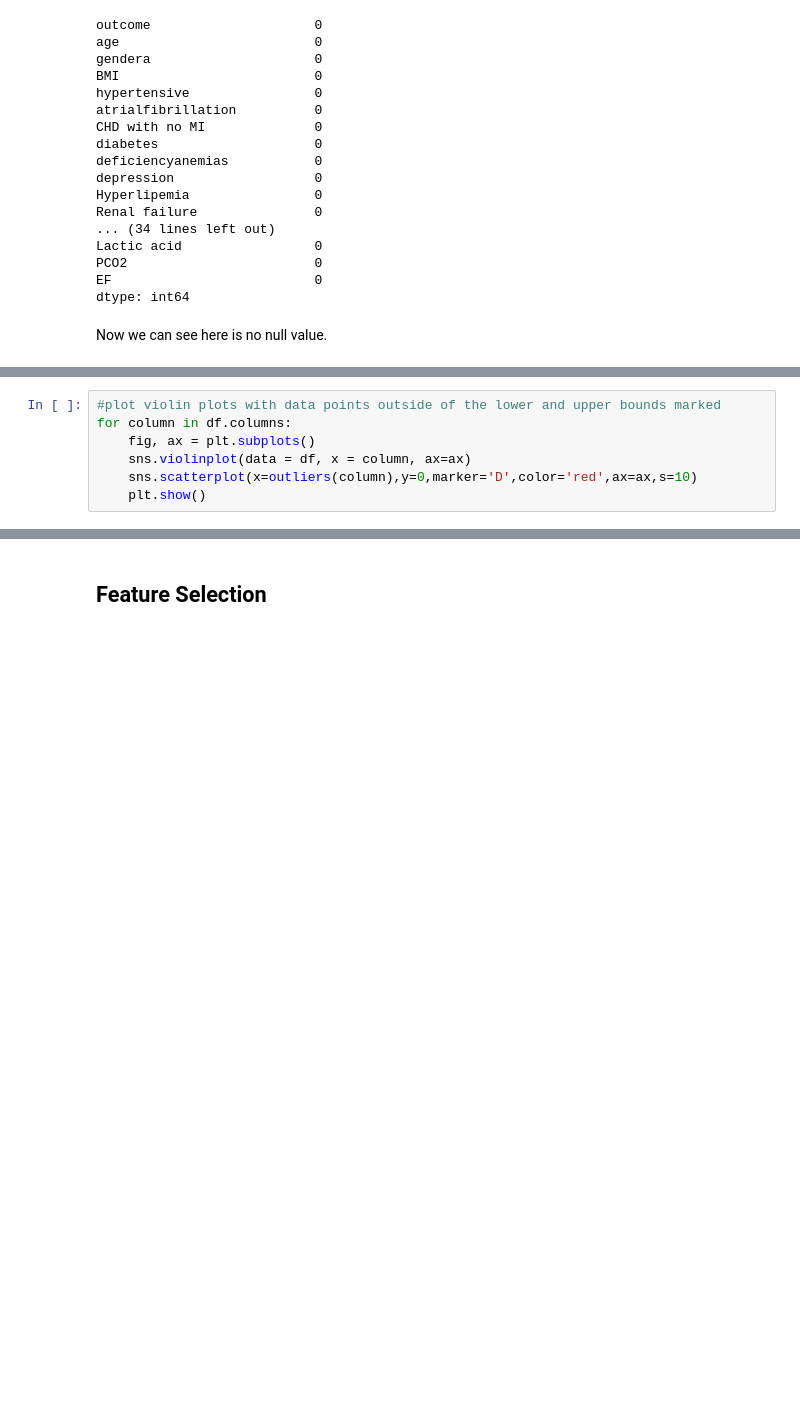
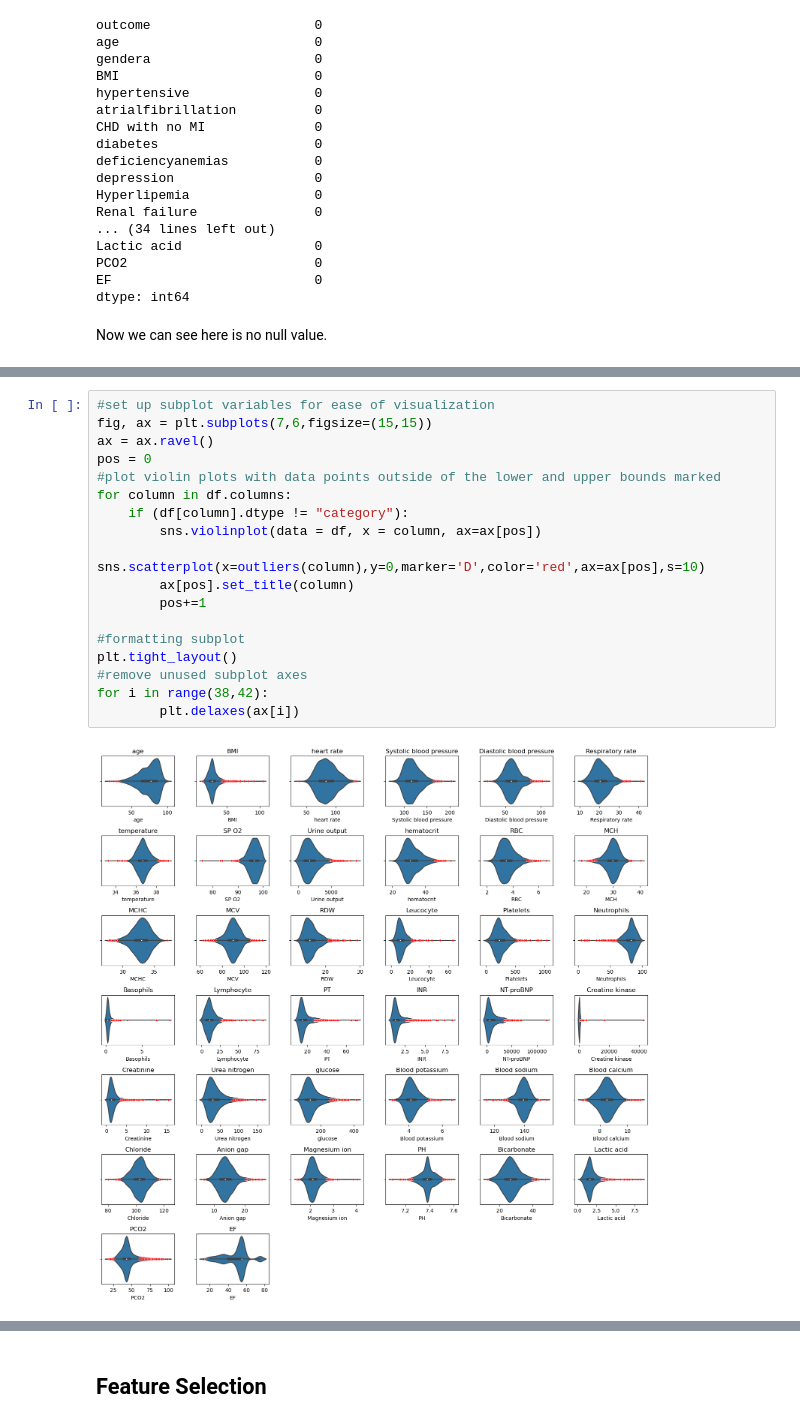
Before and after one commit to sumaiya008/InHospitalMortalityClassification, a Jupyter notebook: Project-03.ipynb, the cells around one changed output, grey strips where cells are left out. Saved outputs shown, nothing was run; the diff lists cells and outputs as text; blank space fills up the shorter version.

```diff
--- a/Project-03.ipynb
+++ b/Project-03.ipynb
@@ -172,7 +175,0 @@ def outliers(column):
-# %%
-#plot violin plots with data points outside of the lower and upper bounds marked
-for column in df.columns:
-    fig, ax = plt.subplots()
-    sns.violinplot(data = df, x = column, ax=ax)
-    sns.scatterplot(x=outliers(column),y=0,marker='D',color='red',ax=ax,s=10)
-    plt.show()
@@ -195,0 +196,20 @@ for column in df.columns:
+# %%
+#set up subplot variables for ease of visualization
+fig, ax = plt.subplots(7,6,figsize=(15,15))
+ax = ax.ravel()
+pos = 0
+#plot violin plots with data points outside of the lower and upper bounds marked
+for column in df.columns:
+    if (df[column].dtype != "category"):
+        sns.violinplot(data = df, x = column, ax=ax[pos])
+        sns.scatterplot(x=outliers(column),y=0,marker='D',color='red',ax=ax[pos],s=10)
+        ax[pos].set_title(column)
+        pos+=1
+
+#formatting subplot
+plt.tight_layout()
+#remove unused subplot axes
+for i in range(38,42):
+        plt.delaxes(ax[i])
+# %% [output]
+[figure, added]
```
Also changed, not shown: parts of 13 cells of this notebook.
